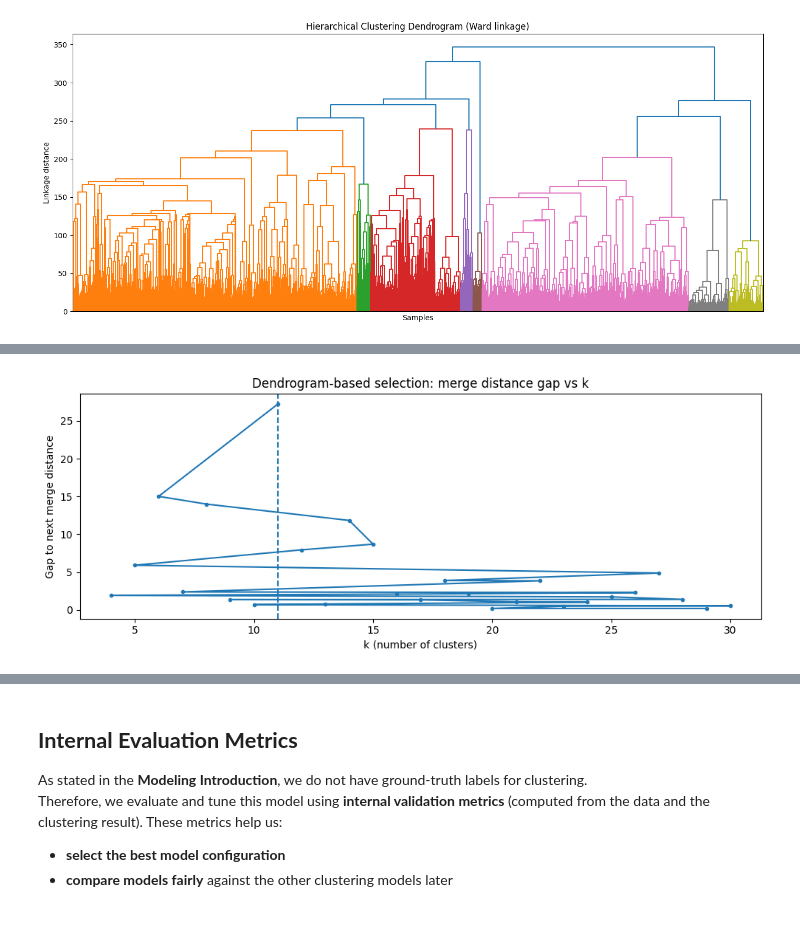
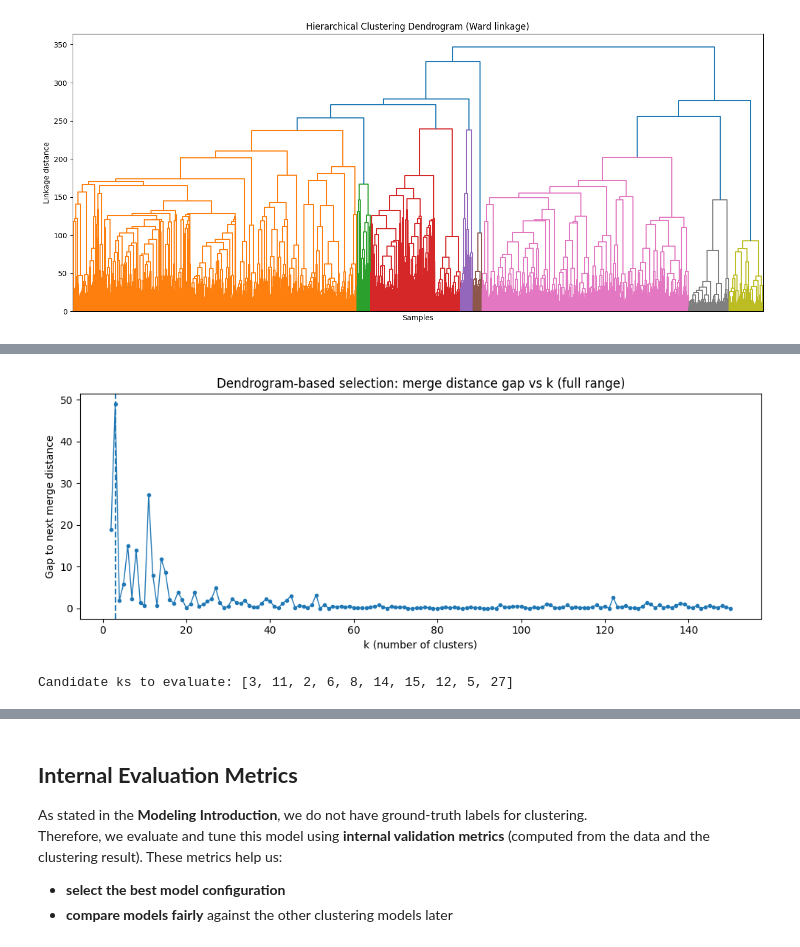
Before and after one commit to Etxarri/ShelterAI, a Jupyter notebook: backend/ai-service/documentation/clustering_models_2.ipynb, the cells around one changed output, grey strips where cells are left out. Cells and saved outputs as stored; diff of their text form; code cells hidden in the pictures.

```diff
--- a/backend/ai-service/documentation/clustering_models_2.ipynb
+++ b/backend/ai-service/documentation/clustering_models_2.ipynb
@@ -1242,48 +1387,57 @@ In the next code, we automatically propose a value of `k` inside our practical r
 # %%
-K_MIN = 4
-K_MAX = 30
-
 merge_distances = Z[:, 2]
-
 n = X_scaled.shape[0]
 
-def k_to_merge_index(k):
+K_MAX = 150
+
+def k_to_merge_index(k: int) -> int:
     """
-    We want the point where the clustering has k clusters.
-    That happens after (n - k) merges.
+    Having k clusters means we've performed (n - k) merges.
     merge index = (n - k) - 1 in 0-based indexing.
     """
-    i = n - k
-    idx = i - 1
-    return idx
+    return (n - k) - 1
 
-# Compute "gap" between consecutive merge distances near where k is in [K_MIN, K_MAX]
-# Large gap => next merge would combine very different groups => good cut BEFORE it.
-candidates = []
-for k in range(K_MIN, K_MAX + 1):
+# 1) Compute gaps for ALL possible k (no min/max)
+rows = []
+for k in range(2, min(n, K_MAX + 1)):  # k in [2, K_MAX]
     idx = k_to_merge_index(k)
-    if idx <= 0 or idx >= len(merge_distances) - 1:
+    if idx < 0 or idx >= len(merge_distances) - 1:
         continue
-    gap = merge_distances[idx + 1] - merge_distances[idx]  # jump to next merge
-    candidates.append((gap, k, merge_distances[idx], merge_distances[idx + 1]))
+    d_k = merge_distances[idx]
+    d_next = merge_distances[idx + 1]
+    gap = d_next - d_k
+    rows.append({"k": k, "gap": gap, "d_k": d_k, "d_next": d_next})
 
-# Select k with maximum gap
-candidates.sort(reverse=True, key=lambda x: x[0])
-best_gap, best_k, d_k, d_next = candidates[0]
+gaps_df = pd.DataFrame(rows).sort_values("gap", ascending=False).reset_index(drop=True)
 
-print(f"Selected n_clusters by dendrogram jump: k={best_k}")
-print(f"Linkage distance at k: {d_k:.4f} -> next merge distance: {d_next:.4f} (gap={best_gap:.4f})")
+# 2) Keep only the strongest jumps as dendrogram-based candidates
+TOP_N = 10  # candidate budget (adjust)
+top_df = gaps_df.head(TOP_N)
 
-# Visualize merge distances around the candidate range (optional but helpful)
-ks = [c[1] for c in candidates]
-gaps = [c[0] for c in candidates]
+best_k = int(top_df.iloc[0]["k"])
+best_gap = float(top_df.iloc[0]["gap"])
+best_dk = float(top_df.iloc[0]["d_k"])
+best_dnext = float(top_df.iloc[0]["d_next"])
 
+print(f"Selected n_clusters by largest dendrogram jump: k={best_k}")
+print(f"Linkage distance at k: {best_dk:.4f} -> next: {best_dnext:.4f} (gap={best_gap:.4f})")
+print("\nTop dendrogram-jump candidates:")
+print(top_df[["k","gap","d_k","d_next"]].to_string(index=False))
+
+# 3) Plot (full curve can be large; still works, but may be dense)
+# Plot in k order for readability
+plot_df = gaps_df.sort_values("k")
 plt.figure(figsize=(10, 4))
-plt.plot(ks, gaps, marker=".")
+plt.plot(plot_df["k"].values, plot_df["gap"].values, marker=".", linewidth=1)
 plt.axvline(best_k, linestyle="--")
-plt.title("Dendrogram-based selection: merge distance gap vs k")
+plt.title("Dendrogram-based selection: merge distance gap vs k (full range)")
 plt.xlabel("k (number of clusters)")
 plt.ylabel("Gap to next merge distance")
 plt.tight_layout()
 plt.show()
+
+# Build a compact candidate list for your evaluation step
+# (Use these ks as candidate configs to score with your shared framework)
+candidate_ks = top_df["k"].astype(int).tolist()
+print("\nCandidate ks to evaluate:", candidate_ks)
 # %% [output]
@@ -1292,2 +1459,3 @@ Linkage distance at k: 210.3580 -> next merge distance: 237.5774 (gap=27.2194)
-[figure, old version]
+[figure, new version]
+Candidate ks to evaluate: [3, 11, 2, 6, 8, 14, 15, 12, 5, 27]
 # %% [markdown]
```
Also changed, not shown: parts of 75 cells of this notebook, 1 other file.
